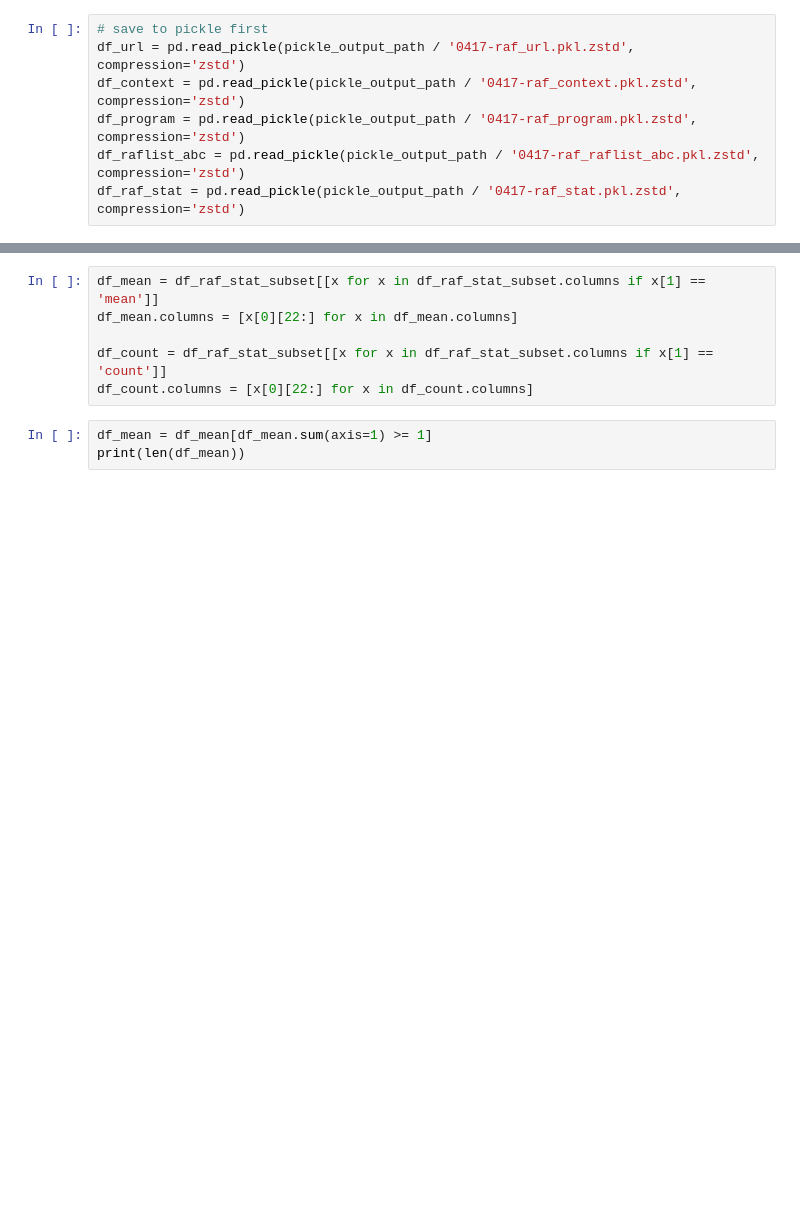
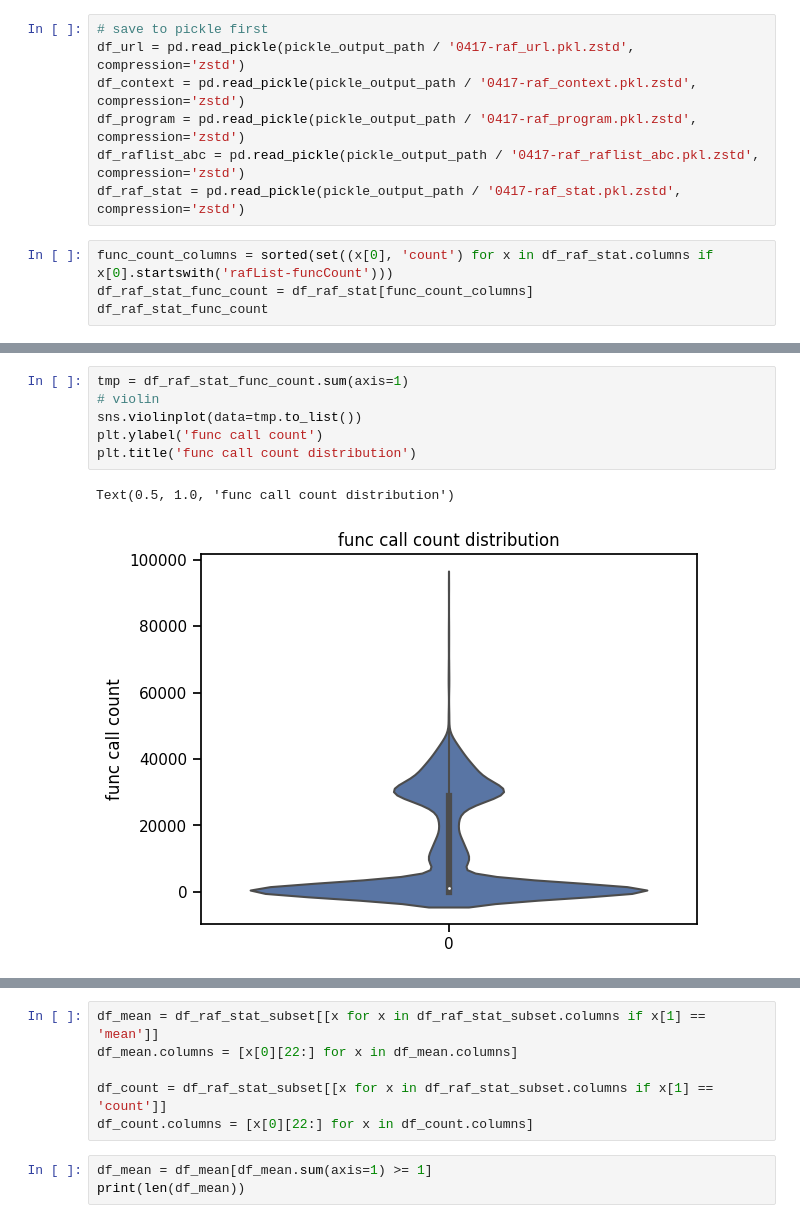
Before and after one commit to yudshj/WebGL-Empirical-Study-new, a Jupyter notebook: 3-4.AnalyzeRaf/3_plot_raf.ipynb, the cells around one changed output, grey strips where cells are left out. Drawn from its saved outputs; the diff is of its cells as text; blank space fills up the shorter version.

```diff
--- a/3-4.AnalyzeRaf/3_plot_raf.ipynb
+++ b/3-4.AnalyzeRaf/3_plot_raf.ipynb
@@ -12,3 +28,7 @@ df_context = pd.read_pickle(pickle_output_path / '0417-raf_context.pkl.zstd', co
 df_program = pd.read_pickle(pickle_output_path / '0417-raf_program.pkl.zstd', compression='zstd')
 df_raflist_abc = pd.read_pickle(pickle_output_path / '0417-raf_raflist_abc.pkl.zstd', compression='zstd')
 df_raf_stat = pd.read_pickle(pickle_output_path / '0417-raf_stat.pkl.zstd', compression='zstd')
+# %%
+func_count_columns = sorted(set((x[0], 'count') for x in df_raf_stat.columns if x[0].startswith('rafList-funcCount')))
+df_raf_stat_func_count = df_raf_stat[func_count_columns]
+df_raf_stat_func_count
@@ -15,3 +51,12 @@ df_raf_stat = pd.read_pickle(pickle_output_path / '0417-raf_stat.pkl.zstd', comp
+# %%
+tmp = df_raf_stat_func_count.sum(axis=1)
+# violin
+sns.violinplot(data=tmp.to_list())
+plt.ylabel('func call count')
+plt.title('func call count distribution')
+# %% [output]
+Text(0.5, 1.0, 'func call count distribution')
+[figure, added]
 # %%
 df_raf_stat_subset = df_raf_stat[['rafList-semanticVertexCalled-POINTS', 'rafList-semanticVertexCalled-LINES', 'rafList-semanticVertexCalled-LINE_LOOP', 'rafList-semanticVertexCalled-LINE_STRIP', 'rafList-semanticVertexCalled-TRIANGLES', 'rafList-semanticVertexCalled-TRIANGLE_STRIP', 'rafList-semanticVertexCalled-TRIANGLE_FAN', 'rafList-semanticVertexCount-POINTS', 'rafList-semanticVertexCount-LINES', 'rafList-semanticVertexCount-LINE_LOOP', 'rafList-semanticVertexCount-LINE_STRIP', 'rafList-semanticVertexCount-TRIANGLES', 'rafList-semanticVertexCount-TRIANGLE_STRIP', 'rafList-semanticVertexCount-TRIANGLE_FAN']]
 df_raf_stat_subset
```
Also changed, not shown: parts of 9 cells of this notebook, 4 other files.
